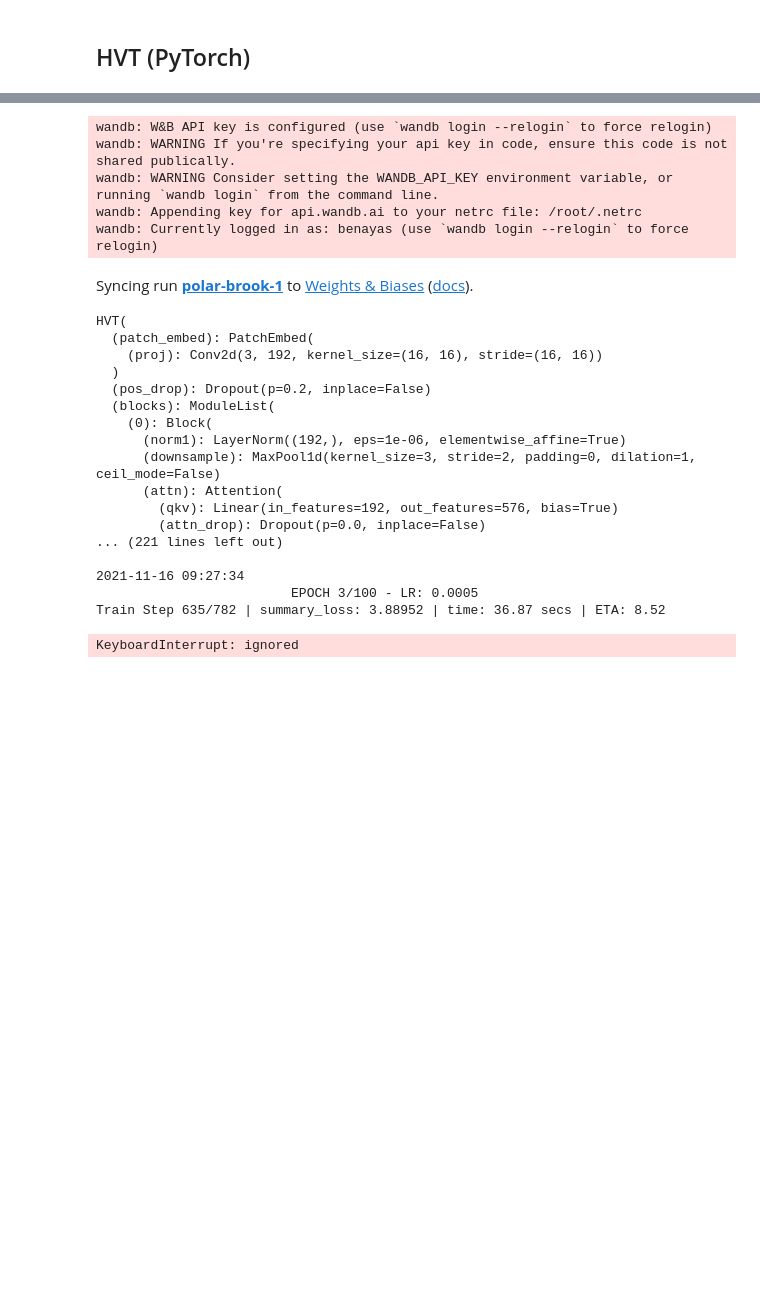
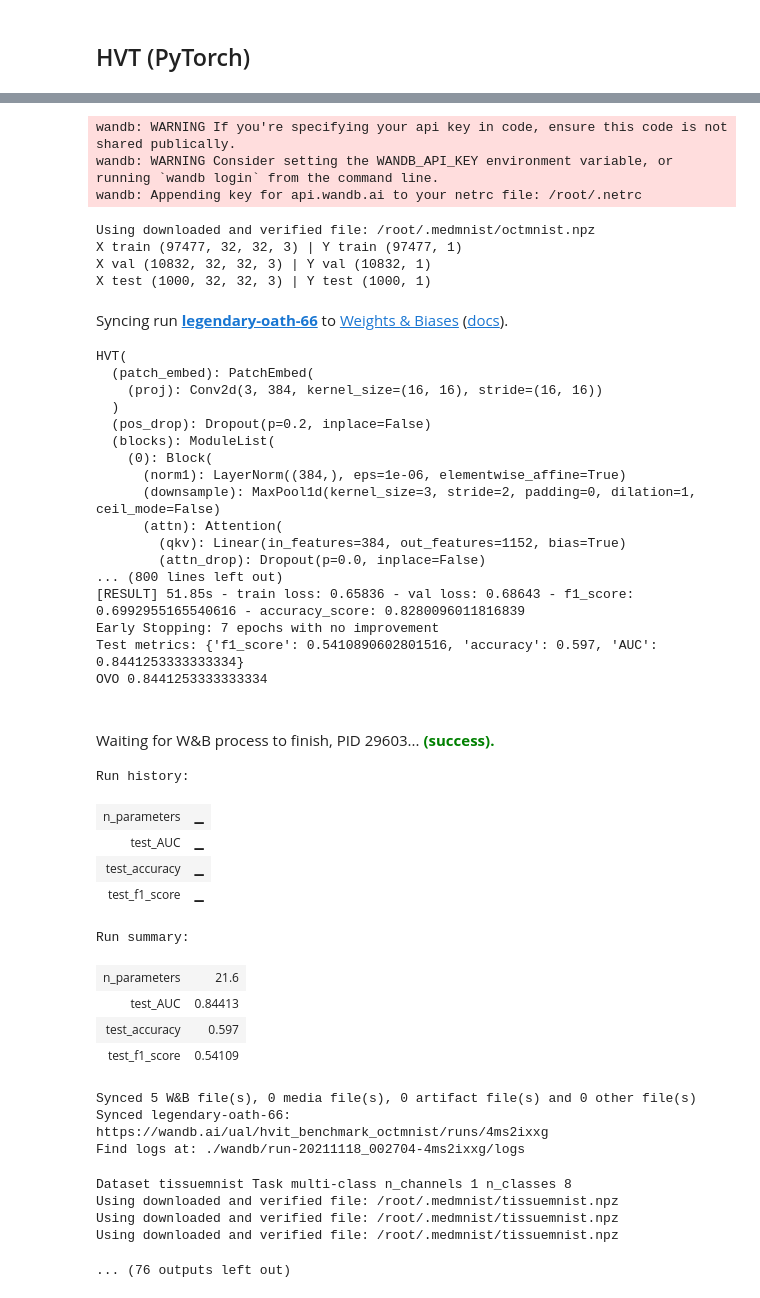
Before and after one commit to hedrergudene/SCViT, a Jupyter notebook: MedMNIST.ipynb, the cells around one changed output, grey strips where cells are left out. Cells and saved outputs as stored; diff of their text form; code cells hidden in the pictures; blank space fills up the shorter version.

```diff
--- a/MedMNIST.ipynb
+++ b/MedMNIST.ipynb
@@ -255,18 +245,18 @@ def run_WB_experiment(WB_KEY:str,
 # %%
 # Config
 # 'pneumoniamnist','breastmnist'
-#datasets = ['octmnist','tissuemnist','pathmnist','dermamnist','bloodmnist', 'organamnist', 'organcmnist', 'organsmnist']
-#datasets = ['bloodmnist','dermamnist']
+datasets = ['octmnist','tissuemnist','pathmnist','dermamnist','bloodmnist', 'organamnist', 'organcmnist', 'organsmnist']
+#datasets = ['tissuemnist','pathmnist','dermamnist','bloodmnist', 'organamnist', 'organcmnist', 'organsmnist']
 #datasets = ['dermamnist']
 #datasets = ['macula']
-datasets = ['cifar100']
+#datasets = ['cifar100']
 
-batch_size = 64
+batch_size = 128
 epochs = 100
 es_patience = 7
-seed = 78
+seed = 7
 verbose=1
-learning_rate = 0.0005
+learning_rate = 0.005
 weight_decay = 0.0001
 label_smoothing = .1
 img_size = 32
@@ -1173,7 +1163,7 @@ def wandb_update(x):
 torch.cuda.empty_cache()
 tf.keras.backend.clear_session()
 
-WB_GROUP = "HVT-small"
+WB_GROUP = "HVT-medium"
 mlp_head_units = [256,64]
 drop_linear = .2
 learning_rate = 5e-4
@@ -1296,24 +1286,44 @@ Files already downloaded and verified
-wandb: W&B API key is configured (use `wandb login --relogin` to force relogin)
 wandb: WARNING If you're specifying your api key in code, ensure this code is not shared publically.
 wandb: WARNING Consider setting the WANDB_API_KEY environment variable, or running `wandb login` from the command line.
 wandb: Appending key for api.wandb.ai to your netrc file: /root/.netrc
-wandb: Currently logged in as: benayas (use `wandb login --relogin` to force relogin)
+Using downloaded and verified file: /root/.medmnist/octmnist.npz
+X train (97477, 32, 32, 3) | Y train (97477, 1)
+X val (10832, 32, 32, 3) | Y val (10832, 1)
+X test (1000, 32, 32, 3) | Y test (1000, 1)
-Syncing run polar-brook-1 to Weights & Biases (docs).
+Syncing run legendary-oath-66 to Weights & Biases (docs).
-HVT(
-  (patch_embed): PatchEmbed(
-    (proj): Conv2d(3, 192, kernel_size=(16, 16), stride=(16, 16))
-  )
-  (pos_drop): Dropout(p=0.2, inplace=False)
-  (blocks): ModuleList(
-    (0): Block(
-      (norm1): LayerNorm((192,), eps=1e-06, elementwise_affine=True)
-      (downsample): MaxPool1d(kernel_size=3, stride=2, padding=0, dilation=1, ceil_mode=False)
-      (attn): Attention(
-        (qkv): Linear(in_features=192, out_features=576, bias=True)
-        (attn_drop): Dropout(p=0.0, inplace=False)
-... (221 lines left out)
-
-2021-11-16 09:27:34
-                         EPOCH 3/100 - LR: 0.0005
-Train Step 635/782 | summary_loss: 3.88952 | time: 36.87 secs | ETA: 8.52
-KeyboardInterrupt: ignored
+HVT(
+  (patch_embed): PatchEmbed(
+    (proj): Conv2d(3, 384, kernel_size=(16, 16), stride=(16, 16))
+  )
+  (pos_drop): Dropout(p=0.2, inplace=False)
+  (blocks): ModuleList(
+    (0): Block(
+      (norm1): LayerNorm((384,), eps=1e-06, elementwise_affine=True)
+      (downsample): MaxPool1d(kernel_size=3, stride=2, padding=0, dilation=1, ceil_mode=False)
+      (attn): Attention(
+        (qkv): Linear(in_features=384, out_features=1152, bias=True)
+        (attn_drop): Dropout(p=0.0, inplace=False)
+... (800 lines left out)
+[RESULT] 51.85s - train loss: 0.65836 - val loss: 0.68643 - f1_score: 0.6992955165540616 - accuracy_score: 0.8280096011816839
+Early Stopping: 7 epochs with no improvement
+Test metrics: {'f1_score': 0.5410890602801516, 'accuracy': 0.597, 'AUC': 0.8441253333333334}
+OVO 0.8441253333333334
+Waiting for W&B process to finish, PID 29603... (success).
+Run history:
+| n_parameters | ▁ |
+| test_AUC | ▁ |
+| test_accuracy | ▁ |
+| test_f1_score | ▁ |
+Run summary:
+| n_parameters | 21.6 |
+| test_AUC | 0.84413 |
+| test_accuracy | 0.597 |
+| test_f1_score | 0.54109 |
+Synced 5 W&B file(s), 0 media file(s), 0 artifact file(s) and 0 other file(s)
+Synced legendary-oath-66: https://wandb.ai/ual/hvit_benchmark_octmnist/runs/4ms2ixxg
+Find logs at: ./wandb/run-20211118_002704-4ms2ixxg/logs
+Dataset tissuemnist Task multi-class n_channels 1 n_classes 8
+Using downloaded and verified file: /root/.medmnist/tissuemnist.npz
+Using downloaded and verified file: /root/.medmnist/tissuemnist.npz
+Using downloaded and verified file: /root/.medmnist/tissuemnist.npz
+... (76 outputs left out)
```
Also changed, not shown: parts of 3 cells of this notebook.
